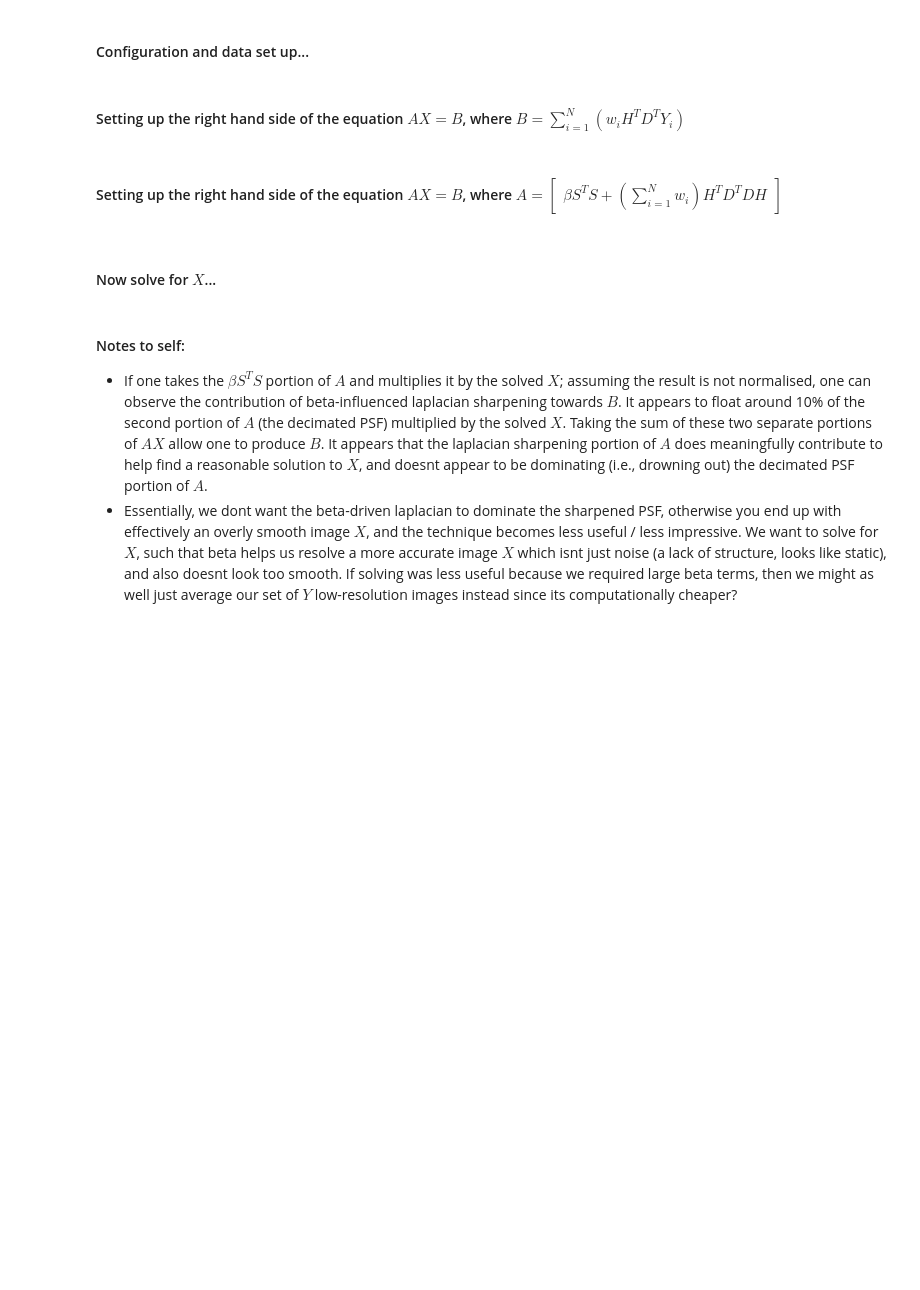
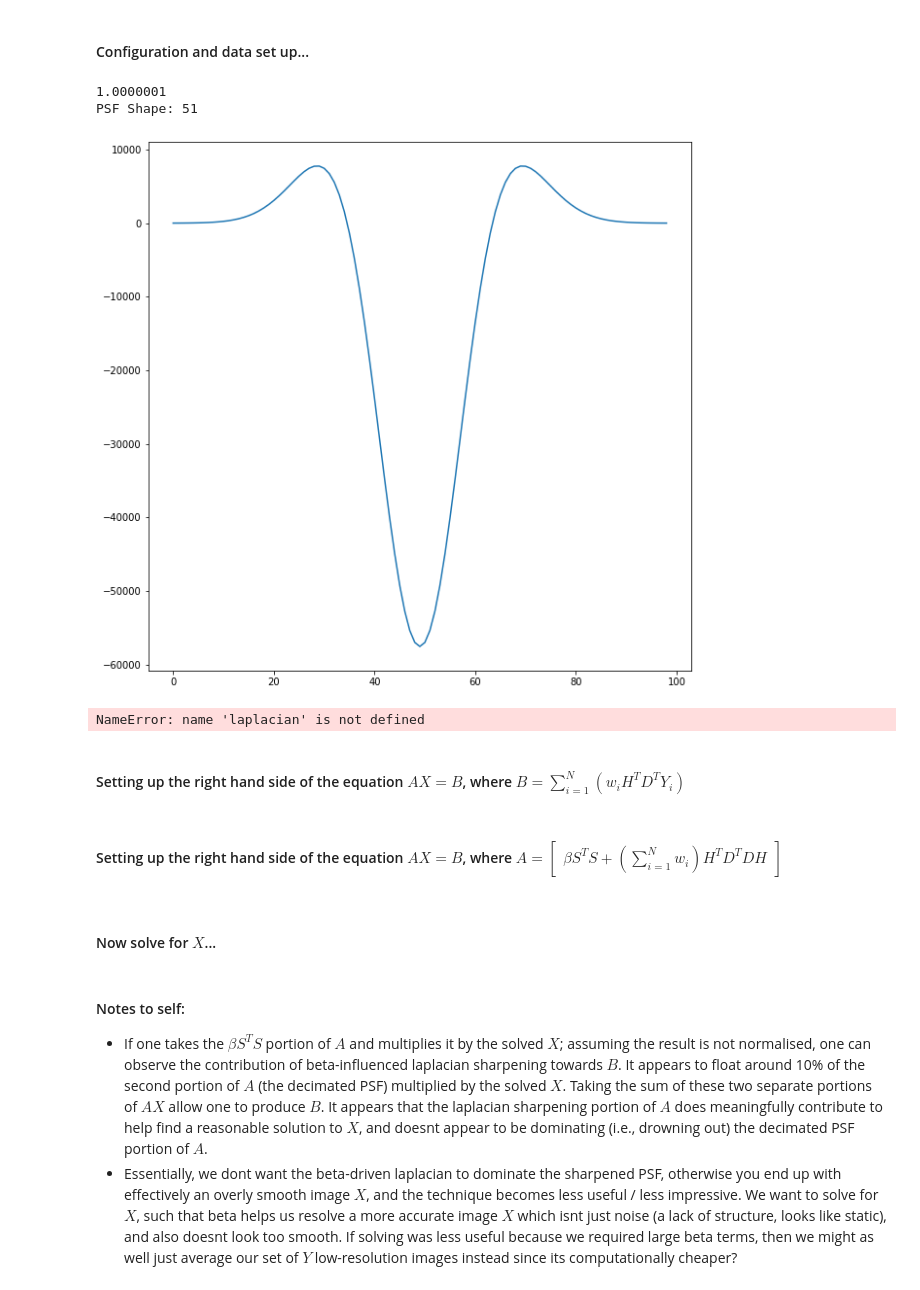
Before and after one commit to adamrcampbell/supy-res-imaging, a Jupyter notebook: notebooks/System of Linear Equations.ipynb, the cells around one changed output. Cells and saved outputs as stored; diff of their text form; code cells hidden in the pictures; blank space fills up the shorter version.

Commit message:
Included notebook on laplacian of gaussian filter

```diff
--- a/notebooks/System of Linear Equations.ipynb
+++ b/notebooks/System of Linear Equations.ipynb
@@ -78,6 +81,7 @@ import numpy as np
 # import cupy as cp
 import matplotlib.pyplot as plt
 from scipy.signal import convolve2d
+from scipy.stats import norm
 from skimage import data, io, color
 from skimage.transform import resize
 
@@ -96,6 +100,10 @@ def normalise(data):
 
 def rrmse(observed, ideal, decimal=6):
     return "{:.{}f}".format(np.sqrt((1 / observed.shape[0]**2) * np.sum((observed-ideal)**2) / np.sum(ideal**2)) * 100.0, decimal)
+
+def laplacian_of_gaussian(x, y, sigma):
+    p = (x**2.0 + y**2.0) / 2.0 * sigma**2.0
+    return -(1.0 / (np.pi * sigma**4.0)) * (1.0 - p) * np.exp(-p)
 
 def decimation_matrix(l, m):
     d_matrix = np.zeros((m**2, l**2), dtype=np.float32)
@@ -176,8 +184,6 @@ x_true = normalise(x_true)
 
 filename = "../data/direct_psf_ts_0_29_800x800.bin"
 x_psf = np.fromfile(filename, dtype=np.float32).reshape(800, 800)[1:, 1:]
-plt.plot(x_psf[x_psf.shape[0]//2])
-plt.show()
 # show_image(x_psf, "Untrimmed PSF")
 x_psf = resize(x_psf, (l-1, l-1), anti_aliasing=False, order=1)
 x_psf = np.pad(x_psf, ((1, 0), (1, 0))) # pad with new 0th row/col to ensure trimming from centre
@@ -189,43 +195,61 @@ trim_half_len = 26
 psf_min = l//2 - (trim_half_len - 1)
 psf_max = l//2 + trim_half_len
 # x_psf = x_psf.reshape(l, l)[psf_min:psf_max, psf_min:psf_max]
-x_psf = x_psf[psf_min:psf_max, psf_min:psf_max]
-x_psf /= np.sum(x_psf)
-print(np.sum(x_psf))
+x_psf_trimmed = x_psf.copy()[psf_min:psf_max, psf_min:psf_max]
+x_psf_trimmed /= np.sum(x_psf_trimmed)
+print(np.sum(x_psf_trimmed))
 # plt.plot(x_psf[x_psf.shape[0]//2])
 # plt.show()
 
-print(f"PSF Shape: {x_psf.shape[0]}")
+print(f"PSF Shape: {x_psf_trimmed.shape[0]}")
 # show_image(np.log(np.absolute(x_psf)), "PSF")
 
 # Storing all low-res images as layered stack
 y = np.zeros((n, m, m))
 
 # batched time steps direct images
 for i in np.arange(n):
     filename = f"../data/direct_image_ts_{i * timesteps_per_y}_{i * timesteps_per_y + timesteps_per_y - 1}.bin"
     y[i] = np.fromfile(filename, dtype=np.float32).reshape(m, m)
     y[i] = normalise(y[i])
     # show_image(y[i], f"$Y_{i}$", flip_x_axis=True)
 
 # batched time steps point spread functions
 # for i in np.arange(N):
 #     start = i * timesteps_per_y
 #     end = start + timesteps_per_y - 1
 #     filename = "../data/direct_psf_ts_%d_%d.bin" % (start, end)
 #     Y_i_psf = np.fromfile(filename, dtype=np.float32)
 #     Y_i_psf = Y_i_psf.reshape(L, L)
 #     # show_image(Y_i_psf, "$Y_{%d}$ PSF" % i)
 
 # Decimation matrix
 d = decimation_matrix(l, m) # takes the sum of 4 l neighbours to form 1 m pixel
 
 # Blur matrix (psf)
-h = convolution_matrix(l, x_psf)
+h = convolution_matrix(l, x_psf_trimmed)
 
 # Sharpening matrix (laplacian)
-laplacian = np.array([[0, -1,  0], [-1,  4, -1], [0, -1,  0]], dtype=np.float32)
+# laplacian = np.array([[0, -1,  0], [-1,  4, -1], [0, -1,  0]], dtype=np.float32)
+# plt.plot(x_psf[x_psf.shape[0]//2])
+# plt.show()
+psf_full_support = x_psf.shape[0] - 1
+downsampling = np.linspace(-psf_full_support, psf_full_support, num=psf_full_support)
+lap_of_gauss = np.zeros((psf_full_support, psf_full_support), np.float32)
+psf_σ = np.std(normalise(x_psf[1:, 1:]))
+for x in np.arange(downsampling.shape[0]):
+    for y in np.arange(downsampling.shape[0]):
+        lap_of_gauss[x][y] = laplacian_of_gaussian(downsampling[x], downsampling[y], psf_σ * 2.0)
+
+plt.plot(lap_of_gauss[lap_of_gauss.shape[0]//2])
+plt.show()
+
 s = convolution_matrix(l, laplacian)
+# %% [output]
+1.0000001
+PSF Shape: 51
+[figure, added]
+NameError: name 'laplacian' is not defined
 # %% [markdown]
 #### Setting up the right hand side of the equation $AX = B$, where $B = \sum\limits_{i=1}^N (w_iH^TD^TY_i)$
 # %%
```
Also changed, not shown: parts of 1 cell of this notebook, 7 other files.
